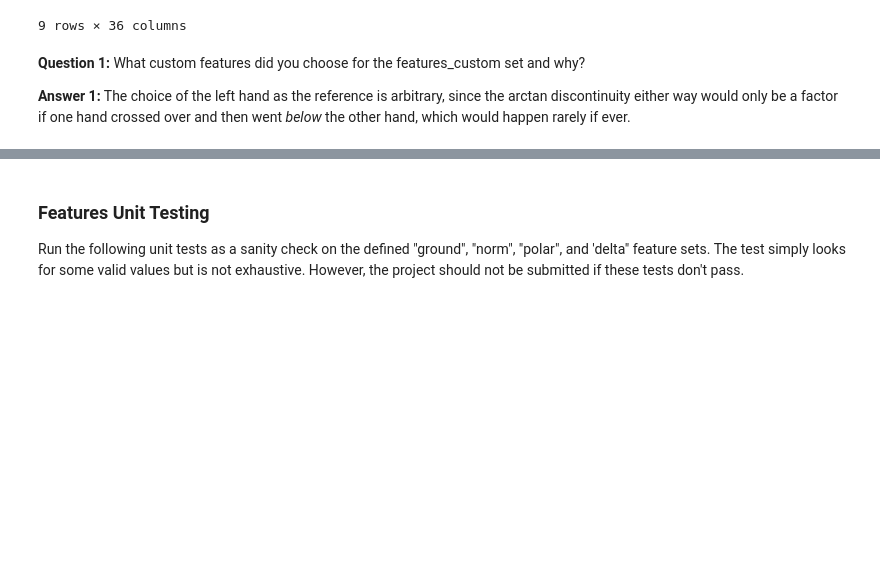
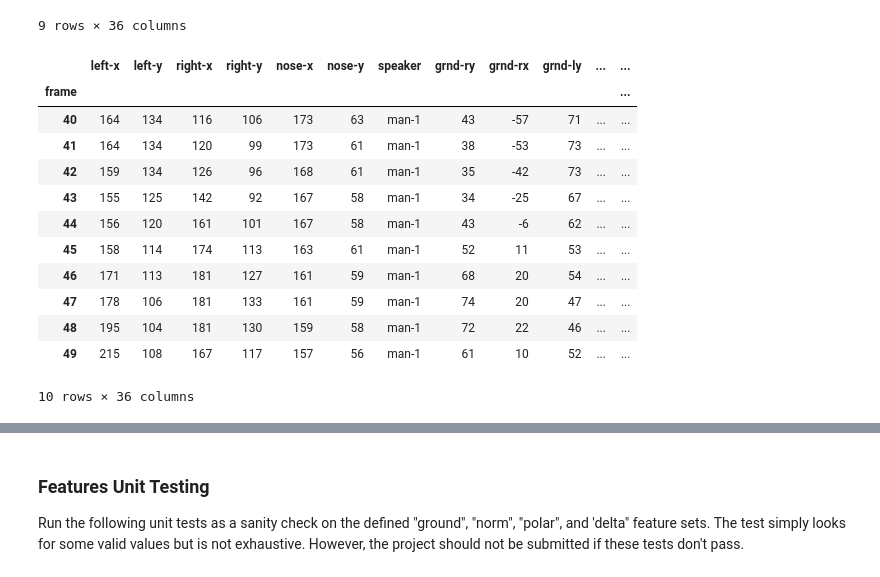
Before and after one commit to vincegiorno/AIND-Recognizer, a Jupyter notebook: asl_recognizer.ipynb, the cells around one changed output, grey strips where cells are left out. Drawn from its saved outputs; the diff is of its cells as text; code cells hidden in the pictures; blank space fills up the shorter version.

```diff
--- a/asl_recognizer.ipynb
+++ b/asl_recognizer.ipynb
@@ -268,7 +268,19 @@ asl.df[asl.df['angle-lr'] > 3]
 | 5 | 71 | 163 | 190 | 186 | 189 | 168 | 63 | woman-2 | 126 | 18 | 127 | ... |
 |  | 72 | 163 | 189 | 188 | 188 | 168 | 63 | woman-2 | 125 | 20 | 126 | ... |
 9 rows × 36 columns
-# %% [markdown]
-**Question 1:**  What custom features did you choose for the features_custom set and why?
-
-**Answer 1:** The choice of the left hand as the reference is arbitrary, since the arctan discontinuity either way would only be a factor if one hand crossed over and then went *below* the other hand, which would happen rarely if ever.
+# %%
+asl.df.loc[174][40:50]
+# %% [output]
+|  | left-x | left-y | right-x | right-y | nose-x | nose-y | speaker | grnd-ry | grnd-rx | grnd-ly | ... | ... |
+| frame |  |  |  |  |  |  |  |  |  |  |  | ... |
+| 40 | 164 | 134 | 116 | 106 | 173 | 63 | man-1 | 43 | -57 | 71 | ... | ... |
+| 41 | 164 | 134 | 120 | 99 | 173 | 61 | man-1 | 38 | -53 | 73 | ... | ... |
+| 42 | 159 | 134 | 126 | 96 | 168 | 61 | man-1 | 35 | -42 | 73 | ... | ... |
+| 43 | 155 | 125 | 142 | 92 | 167 | 58 | man-1 | 34 | -25 | 67 | ... | ... |
+| 44 | 156 | 120 | 161 | 101 | 167 | 58 | man-1 | 43 | -6 | 62 | ... | ... |
+| 45 | 158 | 114 | 174 | 113 | 163 | 61 | man-1 | 52 | 11 | 53 | ... | ... |
+| 46 | 171 | 113 | 181 | 127 | 161 | 59 | man-1 | 68 | 20 | 54 | ... | ... |
+| 47 | 178 | 106 | 181 | 133 | 161 | 59 | man-1 | 74 | 20 | 47 | ... | ... |
+| 48 | 195 | 104 | 181 | 130 | 159 | 58 | man-1 | 72 | 22 | 46 | ... | ... |
+| 49 | 215 | 108 | 167 | 117 | 157 | 56 | man-1 | 61 | 10 | 52 | ... | ... |
+10 rows × 36 columns
```
Also changed, not shown: parts of 11 cells of this notebook, 1 other file.
